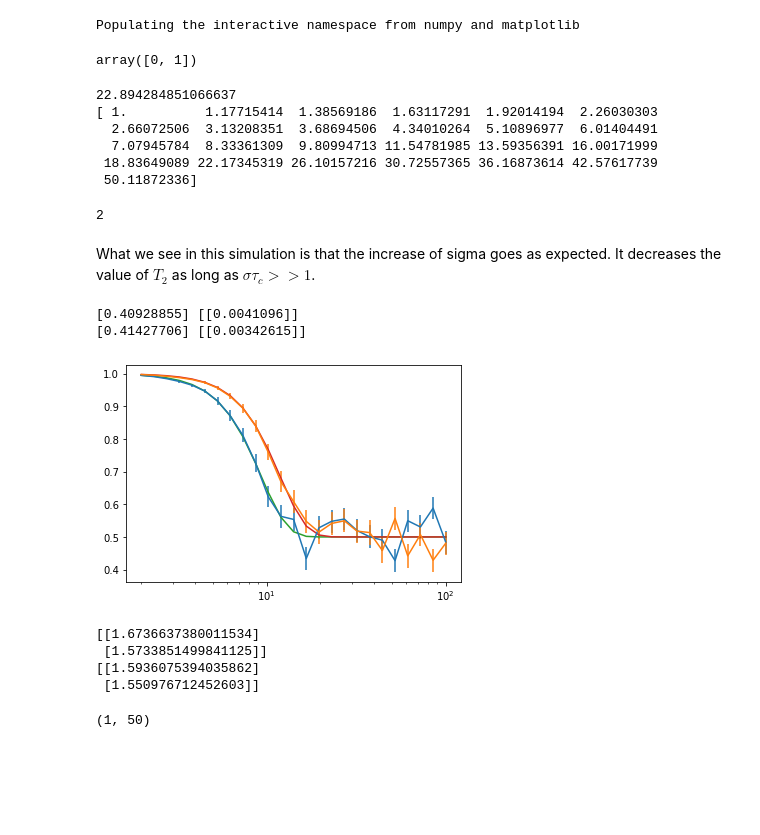
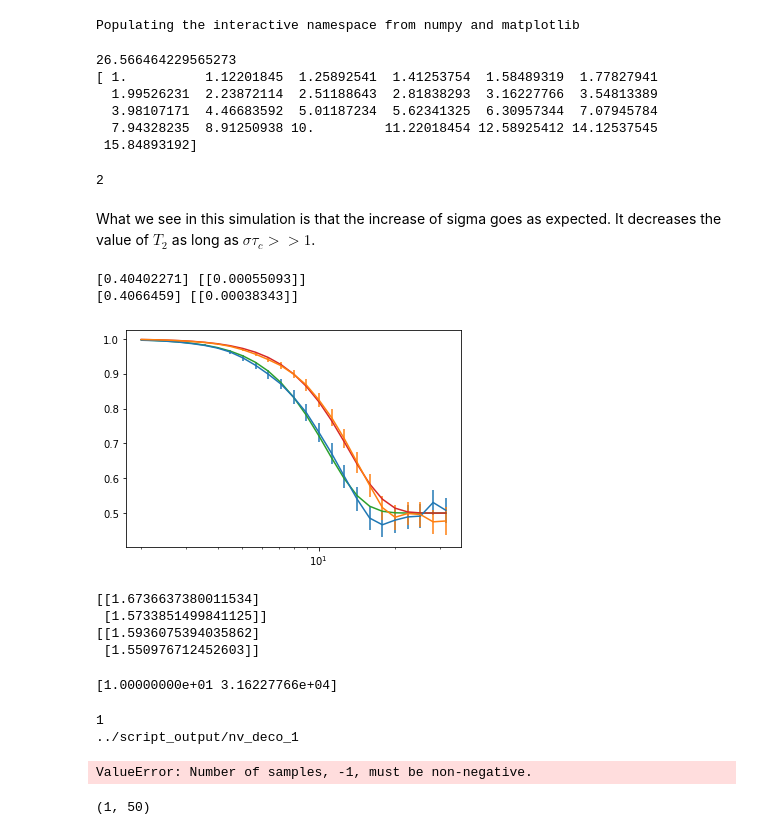
Before and after one commit to AGaliciaMartinez/Final-Project-Computational-Physics, a Jupyter notebook: examples/error_model_test.ipynb, the cells around one changed output. Saved outputs shown, nothing was run; the diff lists cells and outputs as text; code cells hidden in the pictures; blank space fills up the shorter version.

```diff
--- a/examples/error_model_test.ipynb
+++ b/examples/error_model_test.ipynb
@@ -25,10 +25,6 @@ def add_noise(H,noise_matrix,mu,sigma,corr_time, dt,  seed):
     def H_new(t,*args):
         return H(t,*args) + noise_matrix*next(dw_it)
     return H_new
-# %%
-np.arange(0,2)
-# %% [output]
-array([0, 1])
 # %%
 def dd_parallel_noisy(H,tau_list, dt, N, mu, sigma, corr_time, repetitions):
     seed_list = np.arange(repetitions)
@@ -80,24 +77,24 @@ def dd_noise(H, tau_list, dt, N, mu, sigma, corr_time, seed):
         e.append(dynamical_decoupling(H, rho_0, N, tau_final, tau.shape[0]))
     return e
 # %%
-dt = [0.1] #3 Seems the right value.Higher gets crazy and lower does not really improve anything
+dt = [0.2] #3 Seems the right value.Higher gets crazy and lower does not really improve anything
 N = [1]
-sigma = [1]
+sigma = [0.8,0.6]
 mu = [0]
-corr_time = [500,1000,2000]
+corr_time = [1000]
 print(np.cbrt(12*corr_time[0]/sigma[0]**2))
 repetitions = 100
 n_tau = 25
-tau_list = np.logspace(0,1.7,n_tau)
+tau_list = np.logspace(0,1.2,n_tau)
 print(tau_list)
 mean,std = dd_parallel_noisy(H_noise,tau_list, dt, N, mu, sigma, corr_time, repetitions)
 # %% [output]
-22.894284851066637
-[ 1.          1.17715414  1.38569186  1.63117291  1.92014194  2.26030303
-  2.66072506  3.13208351  3.68694506  4.34010264  5.10896977  6.01404491
-  7.07945784  8.33361309  9.80994713 11.54781985 13.59356391 16.00171999
- 18.83649089 22.17345319 26.10157216 30.72557365 36.16873614 42.57617739
- 50.11872336]
+26.566464229565273
+[ 1.          1.12201845  1.25892541  1.41253754  1.58489319  1.77827941
+  1.99526231  2.23872114  2.51188643  2.81838293  3.16227766  3.54813389
+  3.98107171  4.46683592  5.01187234  5.62341325  6.30957344  7.07945784
+  7.94328235  8.91250938 10.         11.22018454 12.58925412 14.12537545
+ 15.84893192]
 2
 # %% [markdown]
 What we see in this simulation is that the increase of sigma goes as expected. It decreases the value of $T_2$ as long as $\sigma\tau_c >>1$.
@@ -106,38 +103,38 @@ What we see in this simulation is that the increase of sigma goes as expected. I
 plt.figure()
 t = 2*tau_list
 plt.errorbar(t,(mean[0, :]), (std[0, :]))
 plt.errorbar(t, mean[1, :], std[1, :])
 #plt.errorbar(t, mean[2, :], std[1, :])
 
 def f(t,T2):
     return 1/2 + np.exp(-(t/T2)**3)/2
 
 T_2 =[]
 for i in range(2):
-    s = sigma[0]
-    c_time = corr_time[i]
+    s = sigma[i]
+    c_time = corr_time[0]
     T2 = np.cbrt(12*c_time/s**2)
 
     guess = optimize.curve_fit(f, t, mean[i,:])[0]
     guess_std = optimize.curve_fit(f, t, mean[i,:])[1]
 
 
     y = 1/2 + 1/2 * np.exp(-(t/guess)**3)
     plt.plot(t,y)
 
     print(guess/T2 , guess_std/T2)
 
 
 
 
 plt.xscale('log')
 #plt.ylim(0.45,1)
 
 plt.show()
 # %% [output]
-[0.40928855] [[0.0041096]]
-[0.41427706] [[0.00342615]]
+[0.40402271] [[0.00055093]]
+[0.4066459] [[0.00038343]]
-[figure, old version]
+[figure, new version]
 # %%
 # %% [output]
 [[1.6736637380011534]
@@ -161,7 +158,14 @@ for n_rot in N:
     tau_list = t_list/2/n_rot
     new_result = dd_parallel_noisy(H_noise,tau_list, dt, [n_rot], mu, sigma, corr_time, repetitions)
     results.append(new_result)
-    np.savez(np.savez(f'../script_output/nv_deco_{n_rot}'))
+    path = '../script_output/nv_deco_'+str(n_rot)
+    print(path)
+    np.savez(path)
+# %% [output]
+[1.00000000e+01 3.16227766e+04]
+1
+../script_output/nv_deco_1
+ValueError: Number of samples, -1, must be non-negative.
 # %%
 %matplotlib widget
 t = t_list
```
Also changed, not shown: parts of 1 cell of this notebook.
